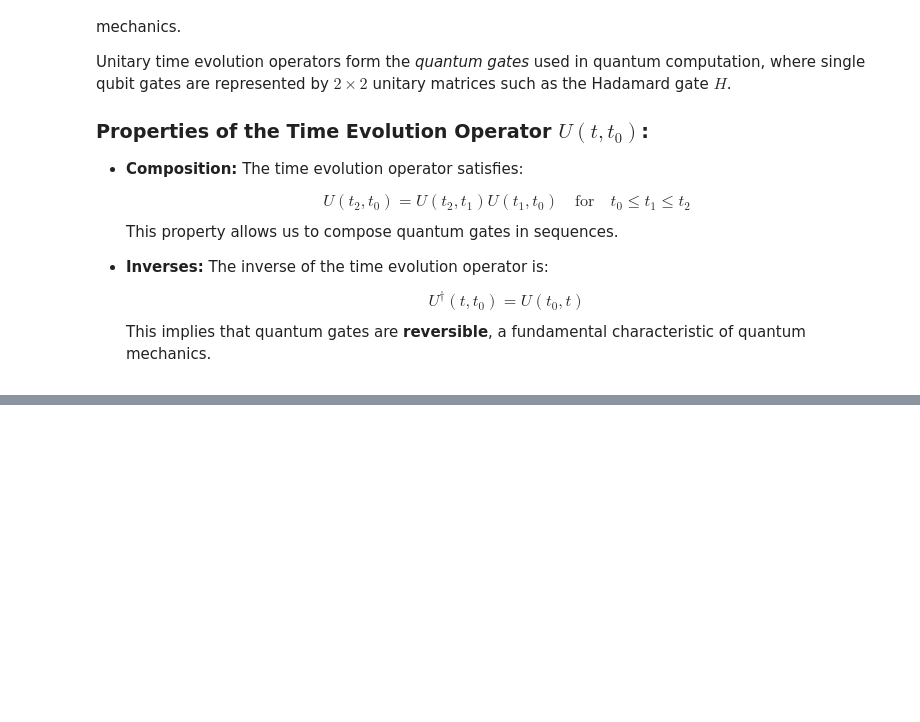
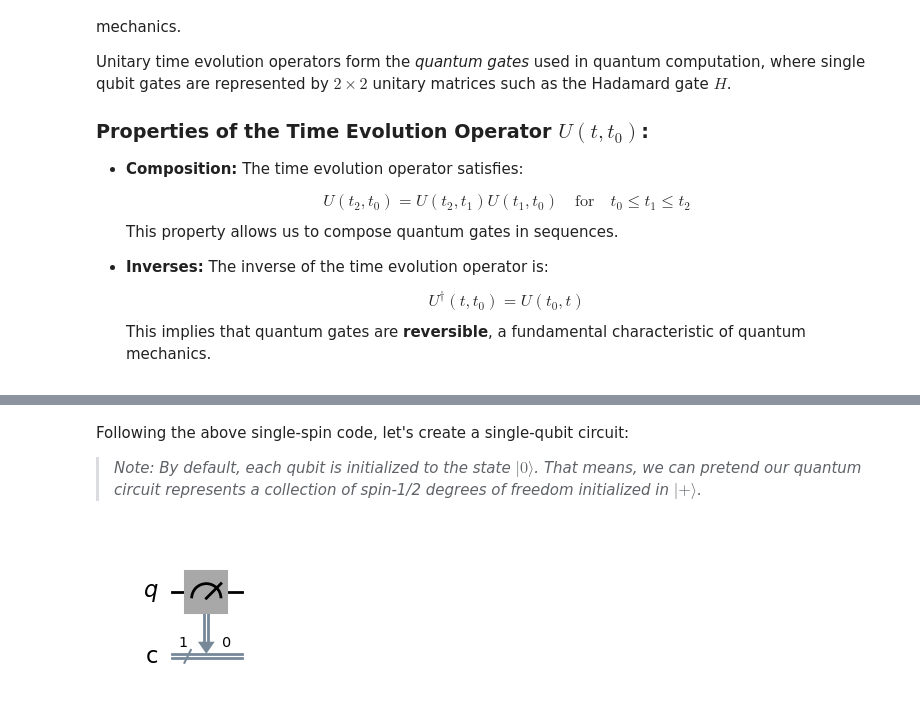
Before and after one commit to Mishrakishan/mishrakishan.github.io, a Jupyter notebook: assets/jupyter/Basic_Quantum_Mechanics_with_Qiskit.ipynb, the cells around one changed output, grey strips where cells are left out. Saved outputs shown, nothing was run; the diff lists cells and outputs as text; code cells hidden in the pictures; blank space fills up the shorter version.

```diff
--- a/assets/jupyter/Basic_Quantum_Mechanics_with_Qiskit.ipynb
+++ b/assets/jupyter/Basic_Quantum_Mechanics_with_Qiskit.ipynb
@@ -722,0 +586,4 @@ Text(0, 0.5, 'Probability')
+# %% [markdown]
+Following the above single-spin code, let's create a single-qubit circuit:
+
+> *Note: By default, each qubit is initialized to the state $|0\rangle$. That means, we can pretend our quantum circuit represents a collection of spin-1/2 degrees of freedom initialized in $|+\rangle$.*
@@ -722,0 +597,5 @@ Text(0, 0.5, 'Probability')
+# %%
+circuit.measure(qreg_q,creg_c)
+circuit.draw('mpl')
+# %% [output]
+[figure, added]
```
Also changed, not shown: parts of 99 cells of this notebook, 2 other files.
